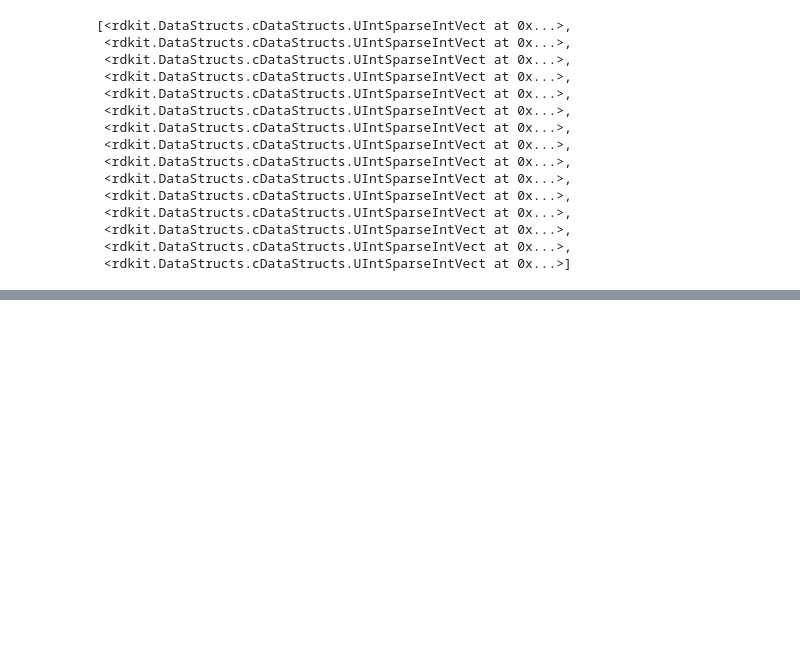
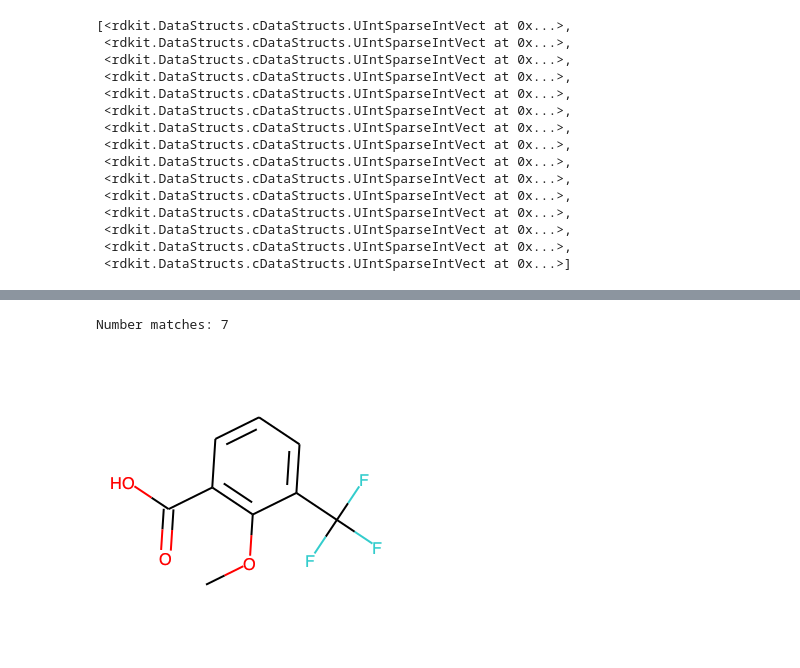
Before and after one commit to durrantlab/colab-support-files, a Jupyter notebook: tanimoto_searching.ipynb, the cells around one changed output, grey strips where cells are left out. Drawn from its saved outputs; the diff is of its cells as text; code cells hidden in the pictures; blank space fills up the shorter version.

```diff
--- a/tanimoto_searching.ipynb
+++ b/tanimoto_searching.ipynb
@@ -137,0 +148,9 @@ Draw.MolToImage(all_mols[1219])
+# %%
+# Search for compounds with this substructure
+
+matches = [m for m in all_mols if m.HasSubstructMatch(substruct)]
+print("Number matches:", len(matches))
+Draw.MolToImage(matches[0])
+# %% [output]
+Number matches: 7
+[figure, added]
```
Also changed, not shown: parts of 9 cells of this notebook.
